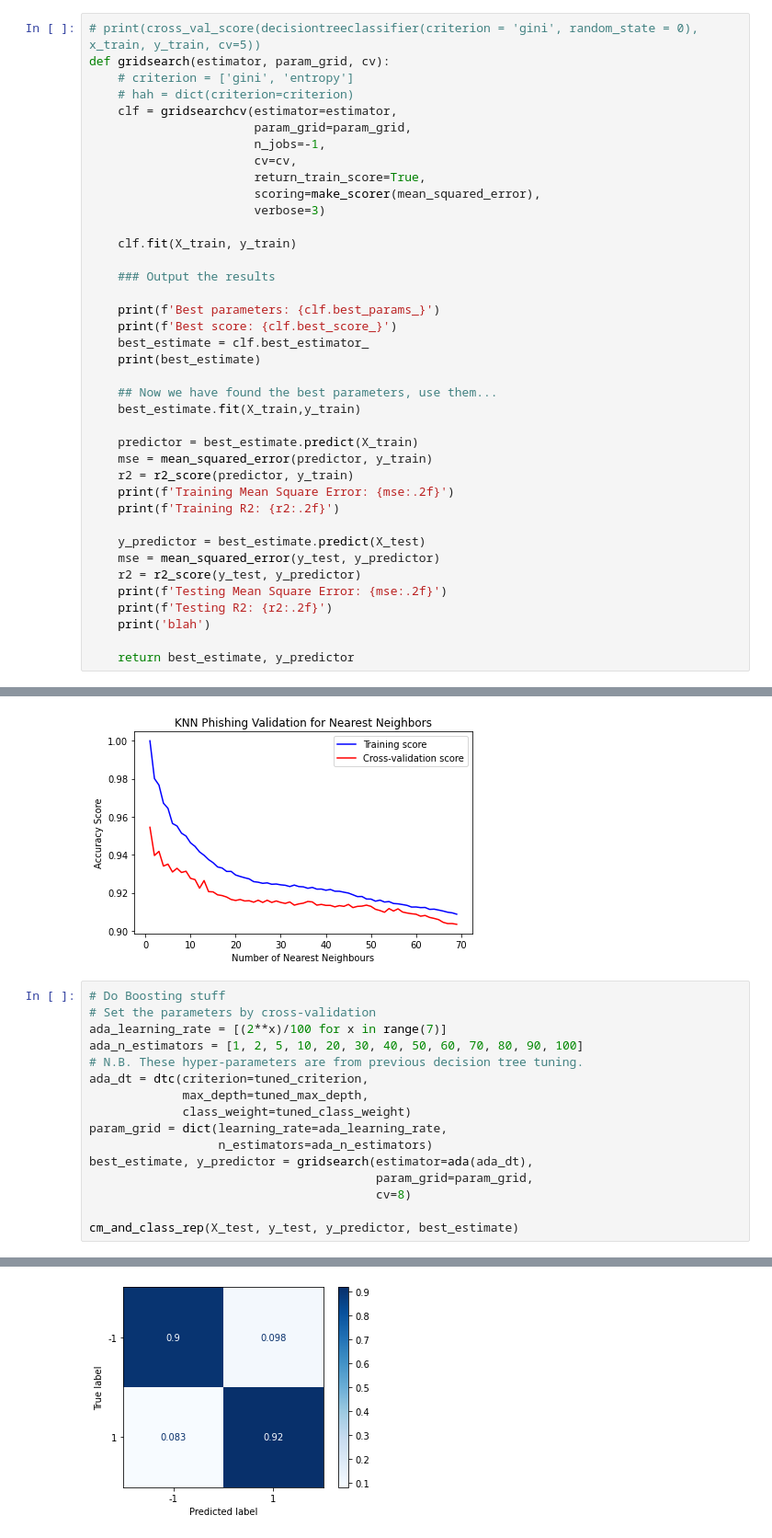
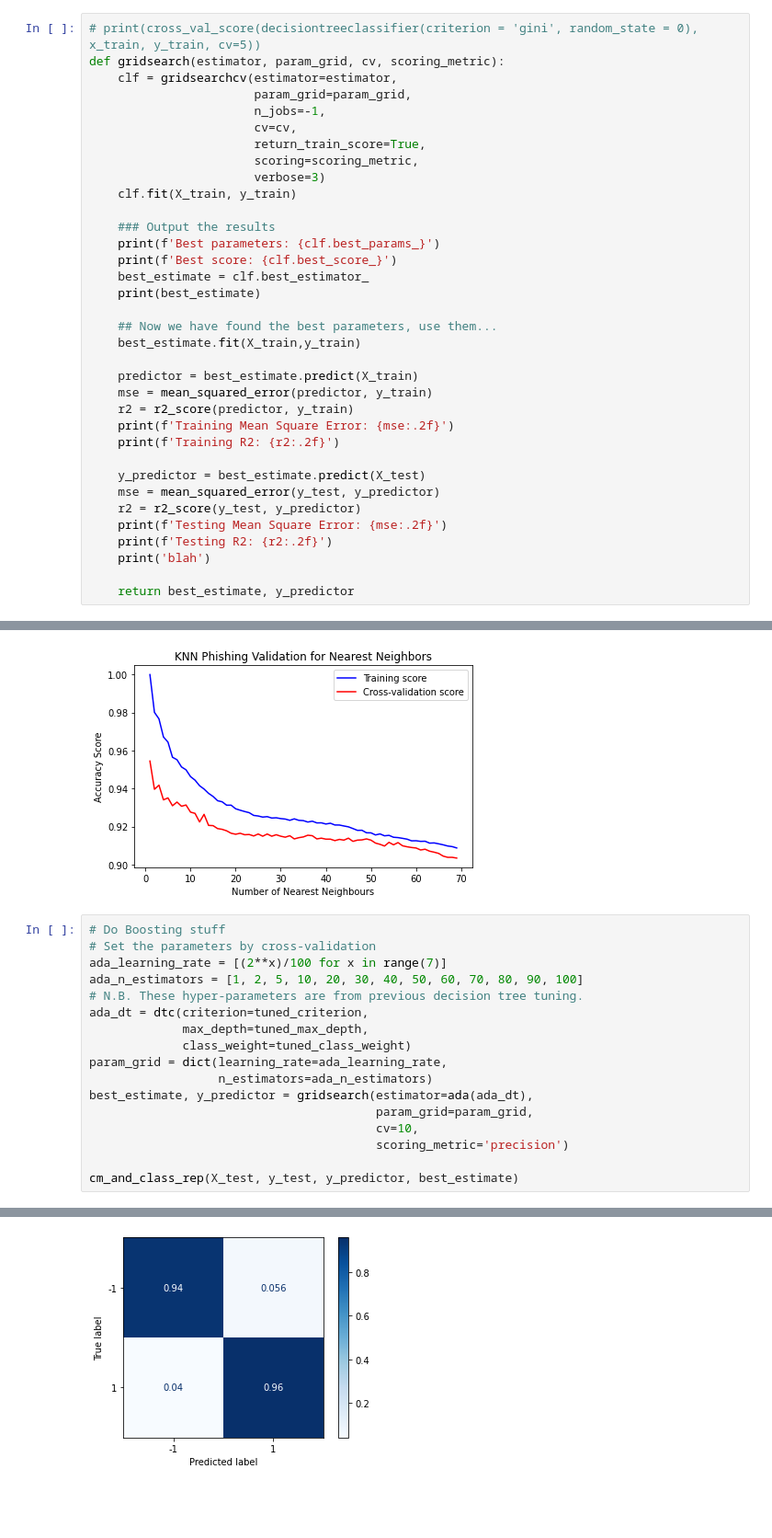
Before and after one commit to Liveo123/RedWine_and_Phishing, a Jupyter notebook: phishing.ipynb, the cells around one changed output, grey strips where cells are left out. Shown at 92% size. Saved outputs shown, nothing was run; the diff lists cells and outputs as text; blank space fills up the shorter version.

Commit message:
Worked more on Phishing algorithms and updated stuff to work on precision (for Phishing)

```diff
--- a/phishing.ipynb
+++ b/phishing.ipynb
@@ -183,21 +183,17 @@ X_train = scaler.fit_transform(X_train)
 X_test = scaler.transform(X_test)
 # %%
 # print(cross_val_score(decisiontreeclassifier(criterion = 'gini', random_state = 0), x_train, y_train, cv=5))
-def gridsearch(estimator, param_grid, cv):
-    # criterion = ['gini', 'entropy']
-    # hah = dict(criterion=criterion)
+def gridsearch(estimator, param_grid, cv, scoring_metric):
     clf = gridsearchcv(estimator=estimator,
                        param_grid=param_grid,
                        n_jobs=-1,
                        cv=cv,
                        return_train_score=True,
-                       scoring=make_scorer(mean_squared_error),
+                       scoring=scoring_metric,
                        verbose=3)
-
     clf.fit(X_train, y_train)
 
     ### Output the results
-
     print(f'Best parameters: {clf.best_params_}')
     print(f'Best score: {clf.best_score_}')
     best_estimate = clf.best_estimator_
@@ -635,7 +635,8 @@ param_grid = dict(learning_rate=ada_learning_rate,
                   n_estimators=ada_n_estimators)
 best_estimate, y_predictor = gridsearch(estimator=ada(ada_dt),
                                         param_grid=param_grid,
-                                        cv=8)
+                                        cv=10,
+                                        scoring_metric='precision')
 
 cm_and_class_rep(X_test, y_test, y_predictor, best_estimate)
 # %% [output]
@@ -668,4 +670,4 @@ weighted avg       0.91      0.91      0.91      3317
-[figure, old version]
+[figure, new version]
 # %%
 # Boosting learning curve
 
```
Also changed, not shown: parts of 11 cells of this notebook, 1 other file.
